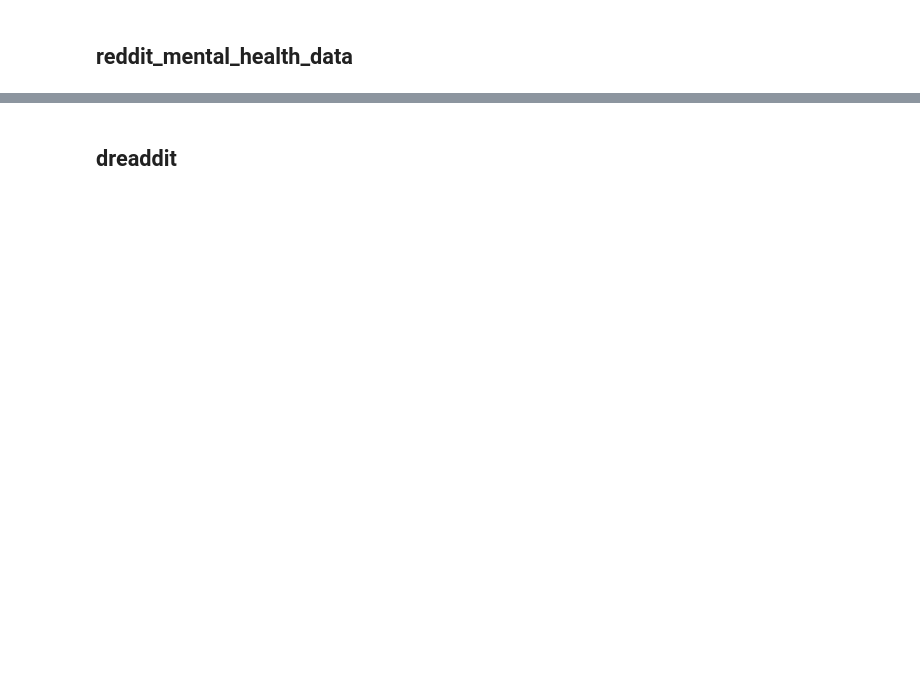
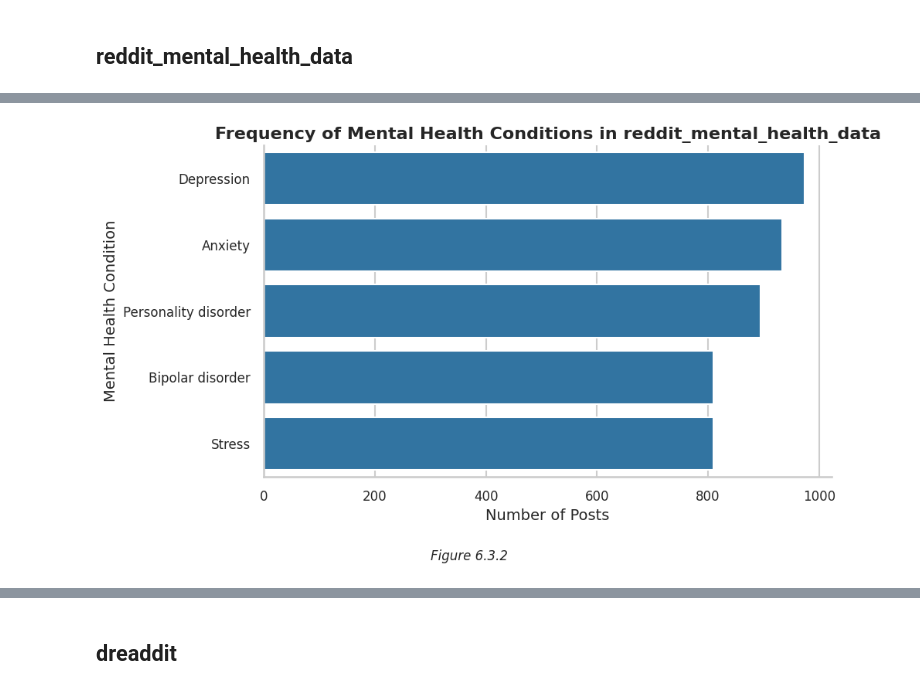
Before and after one commit to PaoloCarlevero/self_harm_datasets_cleaning, a Jupyter notebook: Assessment_4_Proposal_DATA_8002.ipynb, the cells around one changed output, grey strips where cells are left out. Saved outputs shown, nothing was run; the diff lists cells and outputs as text; code cells hidden in the pictures; blank space fills up the shorter version.

```diff
--- a/Assessment_4_Proposal_DATA_8002.ipynb
+++ b/Assessment_4_Proposal_DATA_8002.ipynb
@@ -697,38 +943,40 @@ unique_targets = reddit_mental_health_data['target'].nunique()
 sns.countplot(
     data=reddit_mental_health_data,
     y='target',
-    order=reddit_mental_health_data['target'].value_counts().index
+    order=reddit_mental_health_data['target'].value_counts().index,
     ax=ax,
     legend=False
 )
 
 # Add a descriptive title and axis labels for clarity
 ax.set_title("Frequency of Mental Health Conditions in reddit_mental_health_data", fontsize=16, fontweight='bold')
 ax.set_xlabel("Number of Posts", fontsize=14)
 ax.set_ylabel("Mental Health Condition", fontsize=14)
 
 # Adjust tick label sizes to improve readability
 ax.tick_params(axis='x', labelsize=12)
 ax.tick_params(axis='y', labelsize=12)
 
 # Remove top and right spines for a cleaner look
 sns.despine(ax=ax)
 
 # Adjust layout and make space at the bottom for the caption
 plt.tight_layout()
 plt.subplots_adjust(bottom=0.2)
 
 # Add figure number and caption below the plot
 fig.text(
     0.5, 0.02,
     'Figure 6.3.2',
     fontsize=12,
     fontstyle='italic',
     ha='center'
 )
 
 # Display the plot
 plt.show()
+# %% [output]
+[figure, added]
 # %%
 # Calculate 95th percentile threshold to reduce skew from long outliers
 percentile_95 = reddit_mental_health_data['text_length'].quantile(0.95)
```
Also changed, not shown: parts of 66 cells of this notebook.
